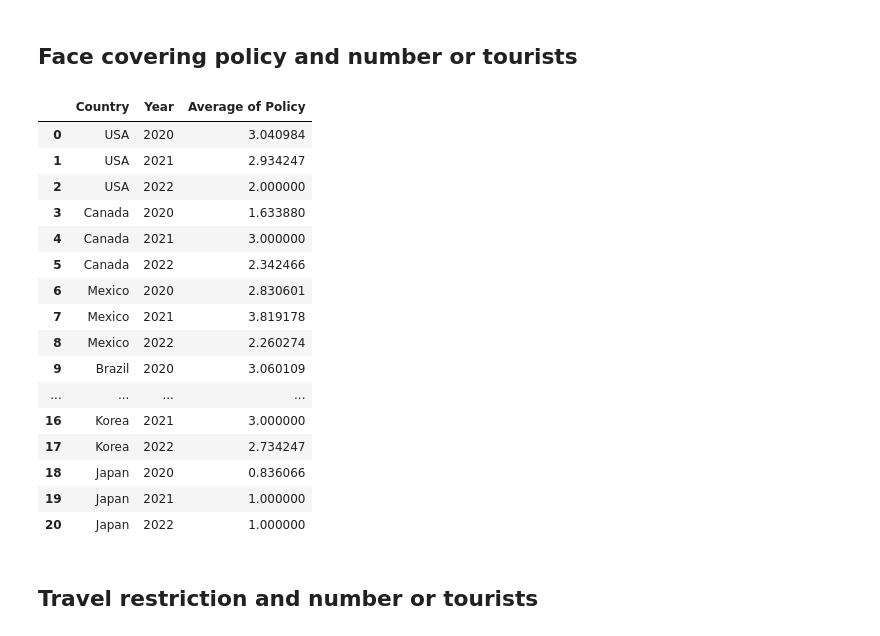
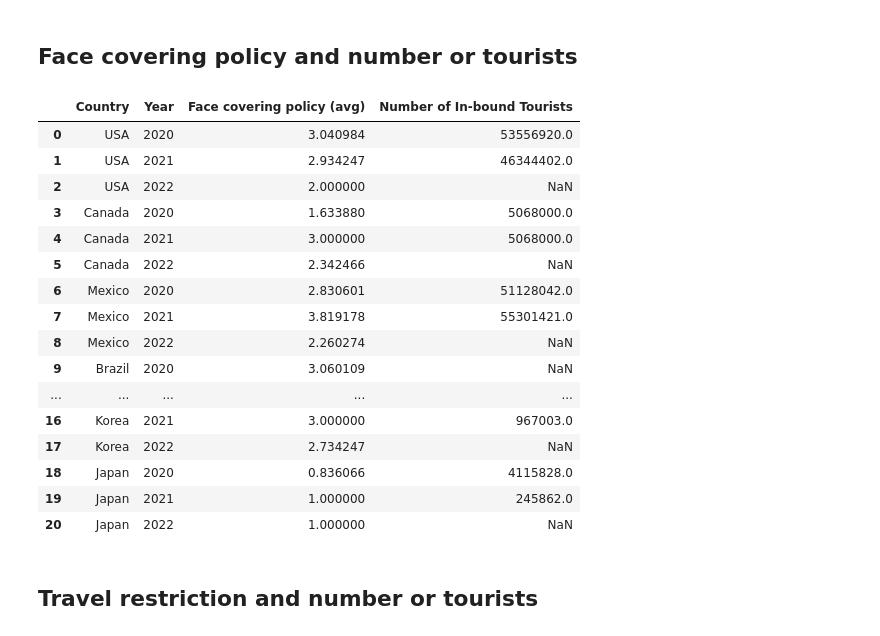
Before and after one commit to GrandChampion/Econ323-Final-project, a Jupyter notebook: main.ipynb, the cells around one changed output. Saved outputs shown, nothing was run; the diff lists cells and outputs as text; code cells hidden in the pictures.

```diff
--- a/main.ipynb
+++ b/main.ipynb
@@ -50,0 +52,26 @@ unemployment = pd.read_csv("./src/2019 2020 unemployment.csv")
+# %%
+# Making Inbound tourism data frame
+inboundTourism = rawInboundTourism.loc[rawInboundTourism["VARIABLE"] ==
+                                    "INB_ARRIVALS_TOTAL"][["Country", "YEAR", "Value"]].reset_index()
+canada2019Tourism = int(inboundTourism.loc[(inboundTourism["YEAR"] == 2019)].loc[(inboundTourism["Country"] == "Canada")]["Value"].to_string().split()[1])
+canada2020Tourism = int(inboundTourism.loc[(inboundTourism["YEAR"] == 2020)].loc[(inboundTourism["Country"] == "Canada")]["Value"].to_string().split()[1])
+canada2021Tourism = int(inboundTourism.loc[(inboundTourism["YEAR"] == 2021)].loc[(inboundTourism["Country"] == "Canada")]["Value"].to_string().split()[1])
+
+japan2019Tourism = int(inboundTourism.loc[(inboundTourism["YEAR"] == 2019)].loc[(inboundTourism["Country"] == "Japan")]["Value"].to_string().split()[1])
+japan2020Tourism = int(inboundTourism.loc[(inboundTourism["YEAR"] == 2020)].loc[(inboundTourism["Country"] == "Japan")]["Value"].to_string().split()[1])
+japan2021Tourism = int(inboundTourism.loc[(inboundTourism["YEAR"] == 2021)].loc[(inboundTourism["Country"] == "Japan")]["Value"].to_string().split()[1])
+
+korea2019Tourism = int(inboundTourism.loc[(inboundTourism["YEAR"] == 2019)].loc[(inboundTourism["Country"] == "Korea")]["Value"].to_string().split()[1])
+korea2020Tourism = int(inboundTourism.loc[(inboundTourism["YEAR"] == 2020)].loc[(inboundTourism["Country"] == "Korea")]["Value"].to_string().split()[1])
+korea2021Tourism = int(inboundTourism.loc[(inboundTourism["YEAR"] == 2021)].loc[(inboundTourism["Country"] == "Korea")]["Value"].to_string().split()[1])
+
+mexico2019Tourism = int(inboundTourism.loc[(inboundTourism["YEAR"] == 2019)].loc[(inboundTourism["Country"] == "Mexico")]["Value"].to_string().split()[1])
+mexico2020Tourism = int(inboundTourism.loc[(inboundTourism["YEAR"] == 2020)].loc[(inboundTourism["Country"] == "Mexico")]["Value"].to_string().split()[1])
+mexico2021Tourism = int(inboundTourism.loc[(inboundTourism["YEAR"] == 2021)].loc[(inboundTourism["Country"] == "Mexico")]["Value"].to_string().split()[1])
+
+us2019Tourism = int(inboundTourism.loc[(inboundTourism["YEAR"] == 2019)].loc[(inboundTourism["Country"] == "United States")]["Value"].to_string().split()[1])
+us2020Tourism = int(inboundTourism.loc[(inboundTourism["YEAR"] == 2020)].loc[(inboundTourism["Country"] == "United States")]["Value"].to_string().split()[1])
+us2021Tourism = int(inboundTourism.loc[(inboundTourism["YEAR"] == 2021)].loc[(inboundTourism["Country"] == "United States")]["Value"].to_string().split()[1])
+
+
+us2021Tourism
@@ -117,56 +146,63 @@ china2021FaceCoveringPolicy = rawFaceCoveringData.loc[(
 china2022FaceCoveringPolicy = rawFaceCoveringData.loc[(
     rawFaceCoveringData["Entity"] == "China")].iloc[731:1096]["facial_coverings"].mean()
 korea2020FaceCoveringPolicy = rawFaceCoveringData.loc[(
     rawFaceCoveringData["Entity"] == "South Korea")].iloc[:366]["facial_coverings"].mean()
 korea2021FaceCoveringPolicy = rawFaceCoveringData.loc[(
     rawFaceCoveringData["Entity"] == "South Korea")].iloc[366:731]["facial_coverings"].mean()
 korea2022FaceCoveringPolicy = rawFaceCoveringData.loc[(
     rawFaceCoveringData["Entity"] == "South Korea")].iloc[731:1096]["facial_coverings"].mean()
 japan2020FaceCoveringPolicy = rawFaceCoveringData.loc[(
     rawFaceCoveringData["Entity"] == "Japan")].iloc[:366]["facial_coverings"].mean()
 japan2021FaceCoveringPolicy = rawFaceCoveringData.loc[(
     rawFaceCoveringData["Entity"] == "Japan")].iloc[366:731]["facial_coverings"].mean()
 japan2022FaceCoveringPolicy = rawFaceCoveringData.loc[(
     rawFaceCoveringData["Entity"] == "Japan")].iloc[731:1096]["facial_coverings"].mean()
 
 fcpDataFrame = pd.DataFrame({
     "Country": ["USA", "USA", "USA", "Canada", "Canada", "Canada", "Mexico", "Mexico",
                 "Mexico", "Brazil", "Brazil", "Brazil", "China", "China", "China",
                 "Korea", "Korea", "Korea", "Japan", "Japan", "Japan"],
     "Year": [2020, 2021, 2022,
              2020, 2021, 2022,
              2020, 2021, 2022,
              2020, 2021, 2022,
              2020, 2021, 2022,
              2020, 2021, 2022,
              2020, 2021, 2022],
     "Face covering policy (avg)": [us2020FaceCoveringPolicy, us2021FaceCoveringPolicy, us2022FaceCoveringPolicy,
-                          canada2020FaceCoveringPolicy, canada2021FaceCoveringPolicy, canada2022FaceCoveringPolicy,
-                          mexico2020FaceCoveringPolicy, mexico2021FaceCoveringPolicy, mexico2022FaceCoveringPolicy,
-                          brazil2020FaceCoveringPolicy, brazil2021FaceCoveringPolicy, brazil2022FaceCoveringPolicy,
-                          china2020FaceCoveringPolicy, china2021FaceCoveringPolicy, china2022FaceCoveringPolicy,
-                          korea2020FaceCoveringPolicy, korea2021FaceCoveringPolicy, korea2022FaceCoveringPolicy,
-                          japan2020FaceCoveringPolicy, japan2021FaceCoveringPolicy, japan2022FaceCoveringPolicy]
+                                   canada2020FaceCoveringPolicy, canada2021FaceCoveringPolicy, canada2022FaceCoveringPolicy,
+                                   mexico2020FaceCoveringPolicy, mexico2021FaceCoveringPolicy, mexico2022FaceCoveringPolicy,
+                                   brazil2020FaceCoveringPolicy, brazil2021FaceCoveringPolicy, brazil2022FaceCoveringPolicy,
+                                   china2020FaceCoveringPolicy, china2021FaceCoveringPolicy, china2022FaceCoveringPolicy,
+                                   korea2020FaceCoveringPolicy, korea2021FaceCoveringPolicy, korea2022FaceCoveringPolicy,
+                                   japan2020FaceCoveringPolicy, japan2021FaceCoveringPolicy, japan2022FaceCoveringPolicy],
+    "Number of In-bound Tourists": [us2020Tourism, us2021Tourism, None,
+                                    canada2020Tourism, canada2020Tourism, None,
+                                    mexico2020Tourism, mexico2021Tourism, None,
+                                    None, None, None,
+                                    None, None, None,
+                                    korea2020Tourism, korea2021Tourism, None,
+                                    japan2020Tourism, japan2021Tourism, None]
 })
 fcpDataFrame
 # %% [output]
-|  | Country | Year | Average of Policy |
-| 0 | USA | 2020 | 3.040984 |
-| 1 | USA | 2021 | 2.934247 |
-| 2 | USA | 2022 | 2.000000 |
-| 3 | Canada | 2020 | 1.633880 |
-| 4 | Canada | 2021 | 3.000000 |
-| 5 | Canada | 2022 | 2.342466 |
-| 6 | Mexico | 2020 | 2.830601 |
-| 7 | Mexico | 2021 | 3.819178 |
-| 8 | Mexico | 2022 | 2.260274 |
-| 9 | Brazil | 2020 | 3.060109 |
-| ... | ... | ... | ... |
-| 16 | Korea | 2021 | 3.000000 |
-| 17 | Korea | 2022 | 2.734247 |
-| 18 | Japan | 2020 | 0.836066 |
-| 19 | Japan | 2021 | 1.000000 |
-| 20 | Japan | 2022 | 1.000000 |
+|  | Country | Year | Face covering policy (avg) | Number of In-bound Tourists |
+| 0 | USA | 2020 | 3.040984 | 53556920.0 |
+| 1 | USA | 2021 | 2.934247 | 46344402.0 |
+| 2 | USA | 2022 | 2.000000 | NaN |
+| 3 | Canada | 2020 | 1.633880 | 5068000.0 |
+| 4 | Canada | 2021 | 3.000000 | 5068000.0 |
+| 5 | Canada | 2022 | 2.342466 | NaN |
+| 6 | Mexico | 2020 | 2.830601 | 51128042.0 |
+| 7 | Mexico | 2021 | 3.819178 | 55301421.0 |
+| 8 | Mexico | 2022 | 2.260274 | NaN |
+| 9 | Brazil | 2020 | 3.060109 | NaN |
+| ... | ... | ... | ... | ... |
+| 16 | Korea | 2021 | 3.000000 | 967003.0 |
+| 17 | Korea | 2022 | 2.734247 | NaN |
+| 18 | Japan | 2020 | 0.836066 | 4115828.0 |
+| 19 | Japan | 2021 | 1.000000 | 245862.0 |
+| 20 | Japan | 2022 | 1.000000 | NaN |
 # %% [markdown]
 ## **Travel restriction and number or tourists**
 # %%
```
Also changed, not shown: parts of 3 cells of this notebook, 1 other file.
